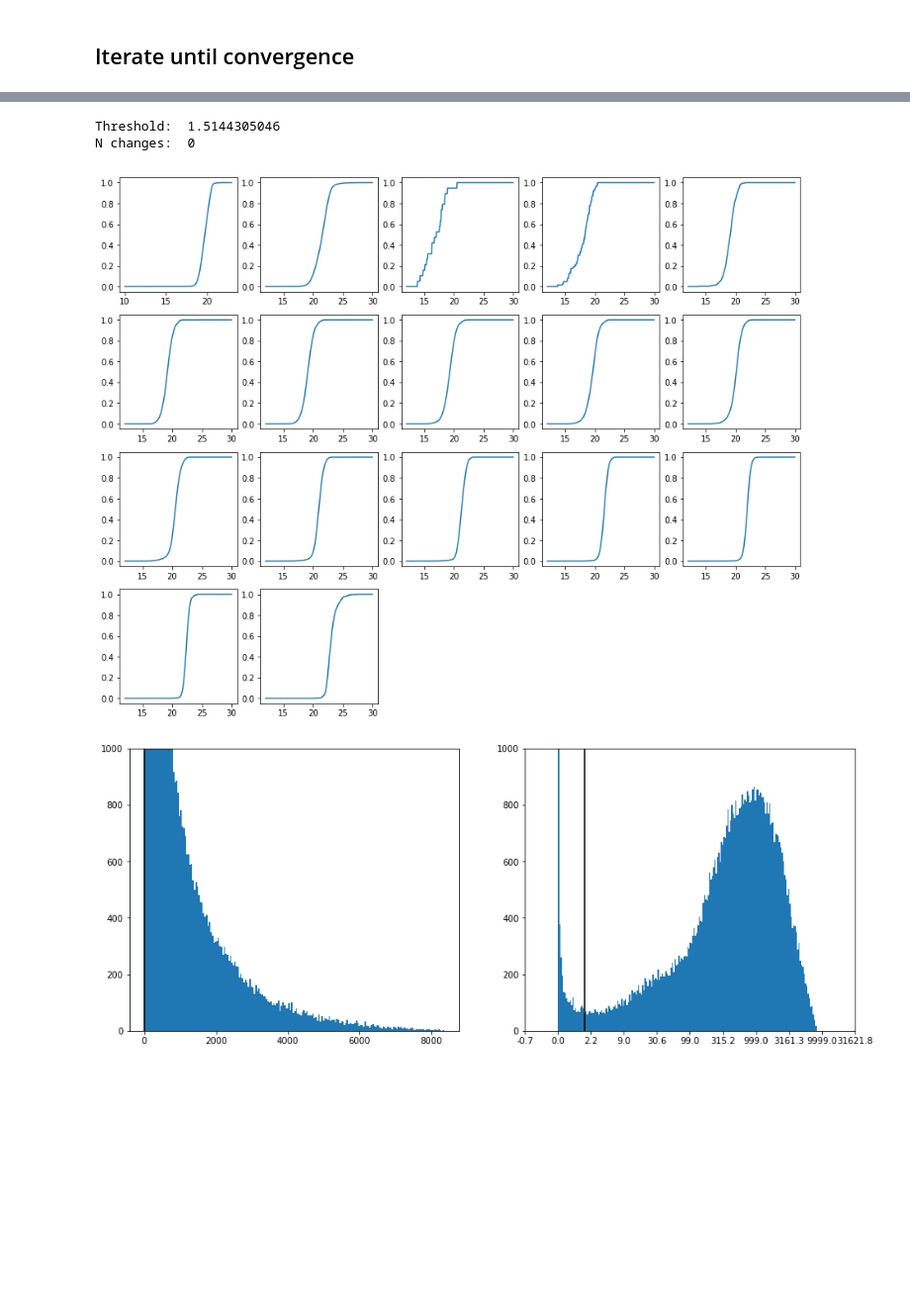
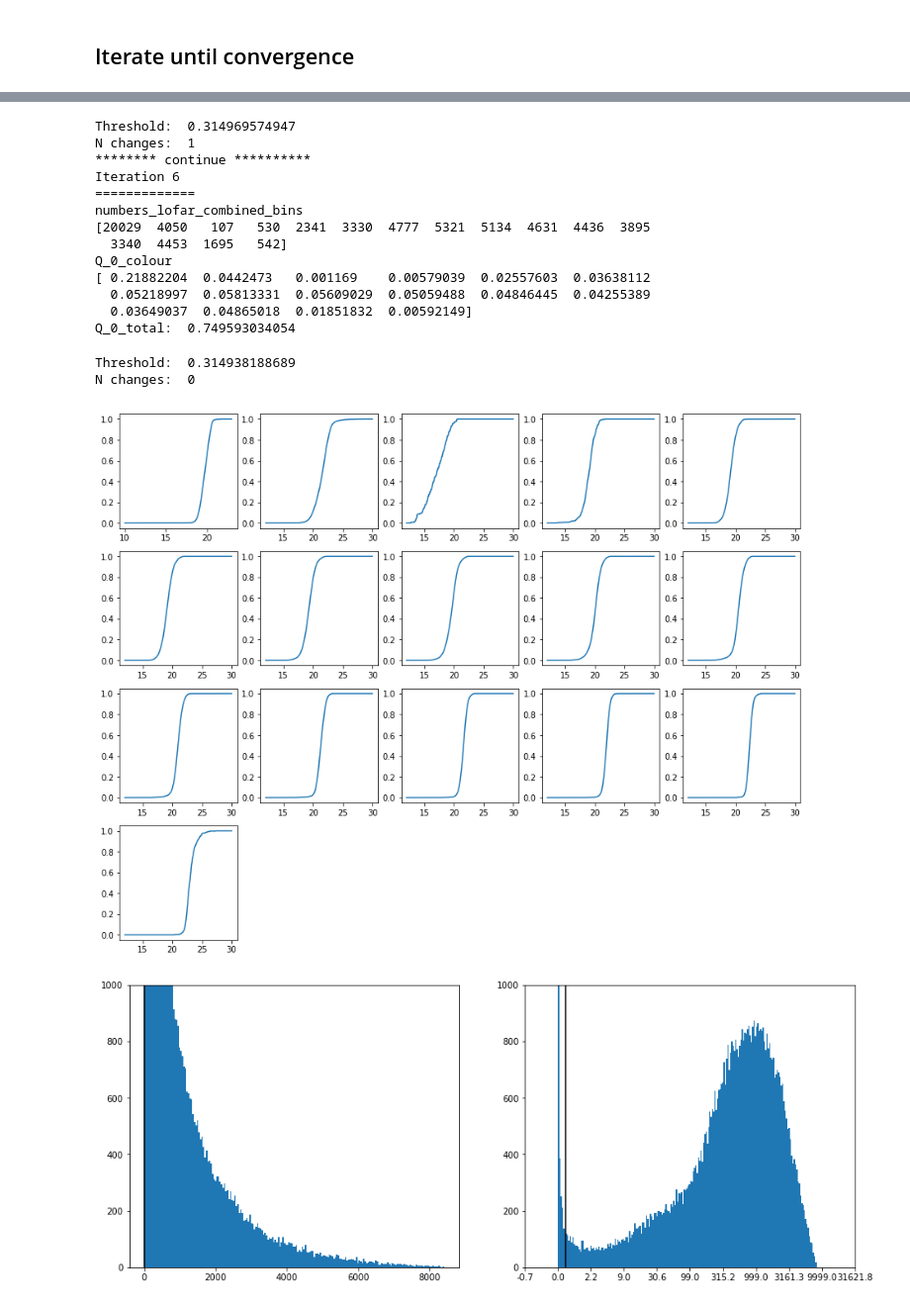
Before and after one commit to nudomarinero/mltier1, a Jupyter notebook: Match_LOFAR_combined_iter_params.ipynb, the cells around one changed output, grey strips where cells are left out. Shown at 99% size. Saved outputs shown, nothing was run; the diff lists cells and outputs as text; code cells hidden in the pictures; blank space fills up the shorter version.

```diff
--- a/Match_LOFAR_combined_iter_params.ipynb
+++ b/Match_LOFAR_combined_iter_params.ipynb
@@ -362,6 +362,9 @@ Q0_w1 = 0.77
 # Better Q0
 Q0_i = 0.503
 Q0_w1 = 0.699
+# Cleaned v0.7 Q0
+Q0_i = 0.518
+Q0_w1 = 0.713
 # %%
 likelihood_ratio_i = SingleMLEstimatorU(Q0_i, n_m_i, q_m_i, center_i)
 # %%
@@ -369,3 +376,7 @@ likelihood_ratio_w1 = SingleMLEstimatorU(Q0_w1, n_m_w1, q_m_w1, center_w1)
+# %%
+n_cpus_total = multiprocessing.cpu_count()
+# %%
+n_cpus = max(1, n_cpus_total-1)
 # %% [markdown]
 ### i-band match
 # %%
@@ -781,7 +792,7 @@ likelihood_ratio = MultiMLEstimatorU(Q_0_colour, n_m, q_m, centers)
 def ml(i):
     return apply_ml(i, likelihood_ratio)
 # %%
-res = parallel_process(idx_lofar_unique, ml)
+res = parallel_process(idx_lofar_unique, ml, n_jobs=n_cpus)
 # %%
 lofar["lr_index_2"] = np.nan
 lofar["lr_dist_2"] = np.nan
@@ -902,7 +913,7 @@ for j in range(10):
     def ml(i):
         return apply_ml(i, likelihood_ratio)
     ## Run the ML
-    res = parallel_process(idx_lofar_unique, ml)
+    res = parallel_process(idx_lofar_unique, ml, n_jobs=n_cpus)
     lofar["lr_index_{}".format(iteration)] = np.nan
     lofar["lr_dist_{}".format(iteration)] = np.nan
     lofar["lr_{}".format(iteration)] = np.nan
@@ -1002,4 +1007,17 @@ Q_0_total:  0.735141932925
-Threshold:  1.5144305046
-N changes:  0
+Threshold:  0.314969574947
+N changes:  1
+******** continue **********
+Iteration 6
+=============
+numbers_lofar_combined_bins
+[20029  4050   107   530  2341  3330  4777  5321  5134  4631  4436  3895
+  3340  4453  1695   542]
+Q_0_colour
+[ 0.21882204  0.0442473   0.001169    0.00579039  0.02557603  0.03638112
+  0.05218997  0.05813331  0.05609029  0.05059488  0.04846445  0.04255389
+  0.03649037  0.04865018  0.01851832  0.00592149]
+Q_0_total:  0.749593034054
+Threshold:  0.314938188689
+N changes:  0
-[figure, old version]
+[figure, new version]
-[figure, old version]
+[figure, new version]
```
Also changed, not shown: parts of 24 cells of this notebook, 2 other files.
